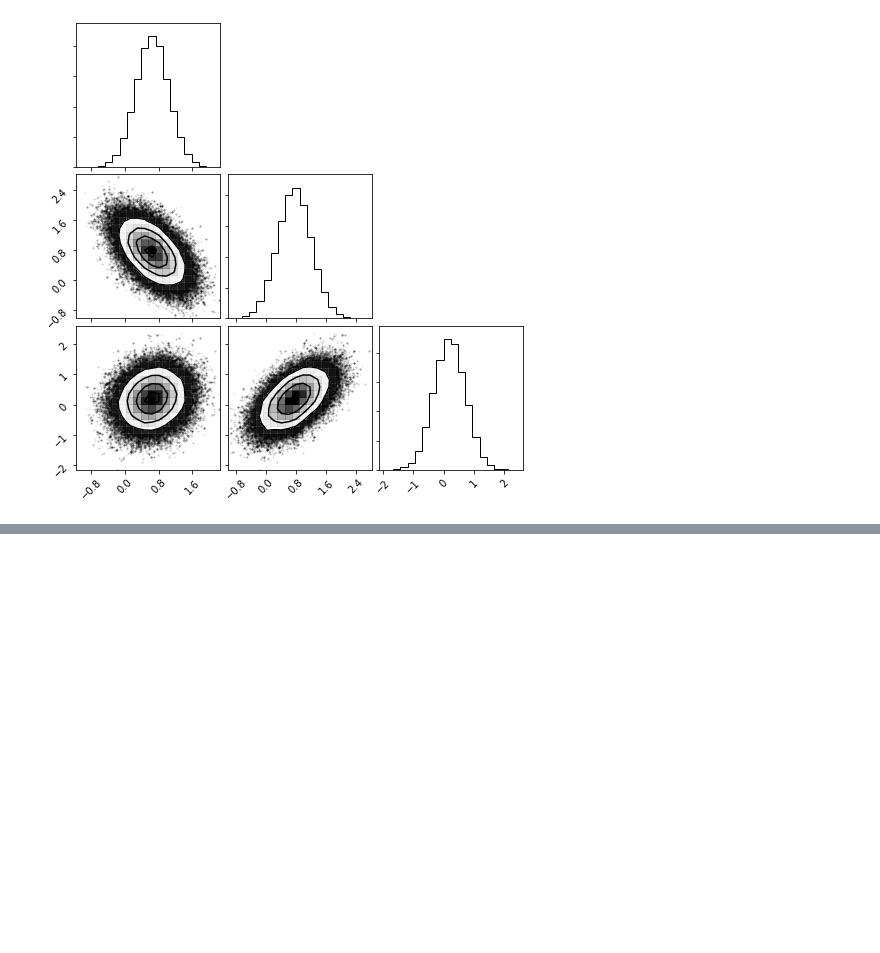
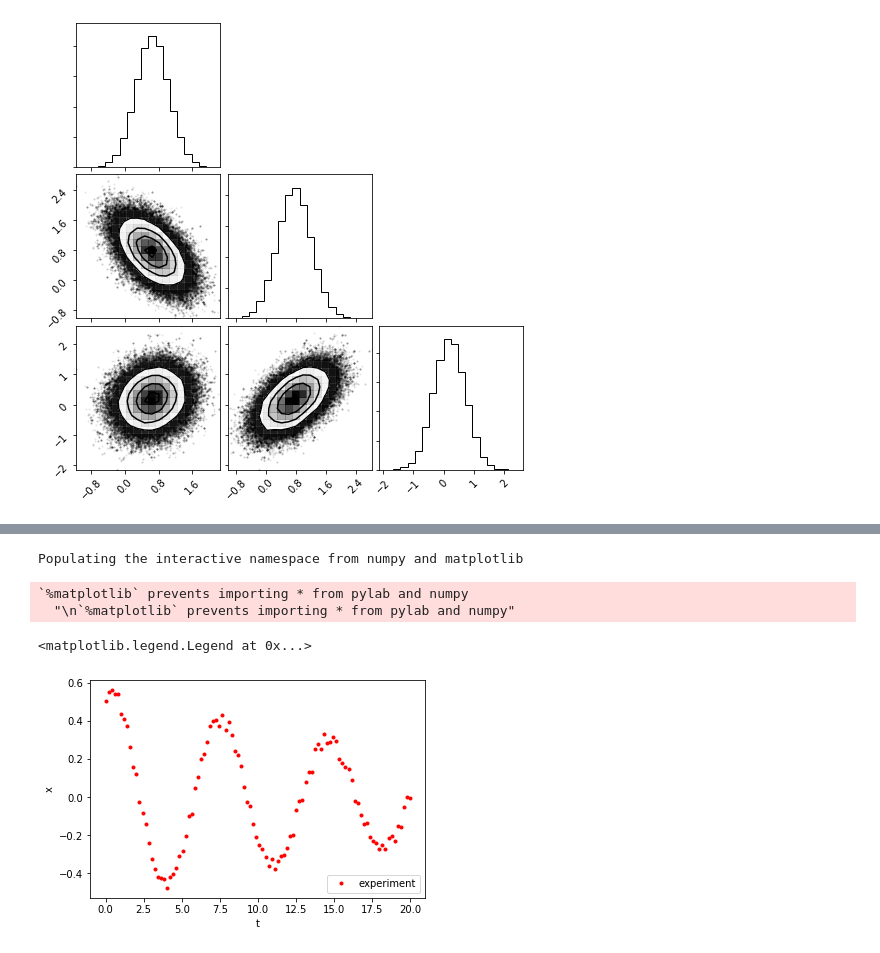
Before and after one commit to astro-9-scientific-programming/lectures-breakouts, a Jupyter notebook: Day7/Sampling and Parameter Estimation (continued!).ipynb, the cells around one changed output, grey strips where cells are left out. Cells and saved outputs as stored; diff of their text form; code cells hidden in the pictures; blank space fills up the shorter version.

```diff
--- a/Day7/Sampling and Parameter Estimation (continued!).ipynb
+++ b/Day7/Sampling and Parameter Estimation (continued!).ipynb
@@ -333,0 +340,19 @@ figure = corner.corner(sampler.flatchain[:])
+# %%
+%pylab inline
+
+def true_motion(t,x_0,v_0,k,b,m):
+    w0 = sqrt(k/m)
+    b0 = b/m
+
+    if b0**2.-4.*w0**2.>0:
+        raise NameError("Not underdamped system! "+ str(b0**2.-4.*w0**2.) )
+
+    gamma = 1/2. *sqrt(4*w0**2. - b0**2.)
+
+    A = x_0
+    B = v_0 + 1/2.*gamma*x_0
+    return (A*np.cos(t*gamma)+B*np.sin(t*gamma))*np.exp(-b0*t/m)
+# %% [output]
+Populating the interactive namespace from numpy and matplotlib
+`%matplotlib` prevents importing * from pylab and numpy
+  "\n`%matplotlib` prevents importing * from pylab and numpy"
@@ -333,0 +393,12 @@ figure = corner.corner(sampler.flatchain[:])
+# %%
+d_out = np.genfromtxt("../Day6/data/hooks_law.txt")
+t_range=d_out[:,0]
+x_range=d_out[:,1]
+plt.plot(d_out[:,0],d_out[:,1],"r.",label="experiment")
+plt.xlabel("t")
+plt.ylabel("x")
+#plt.plot(t_range,[true_motion(t,x_0,v_0,k,b,m) for t in t_range],label = "theory curve")
+plt.legend(loc=4)
+# %% [output]
+<matplotlib.legend.Legend at 0x...>
+[figure, added]
```
Also changed, not shown: parts of 20 cells of this notebook, 2 other files.
